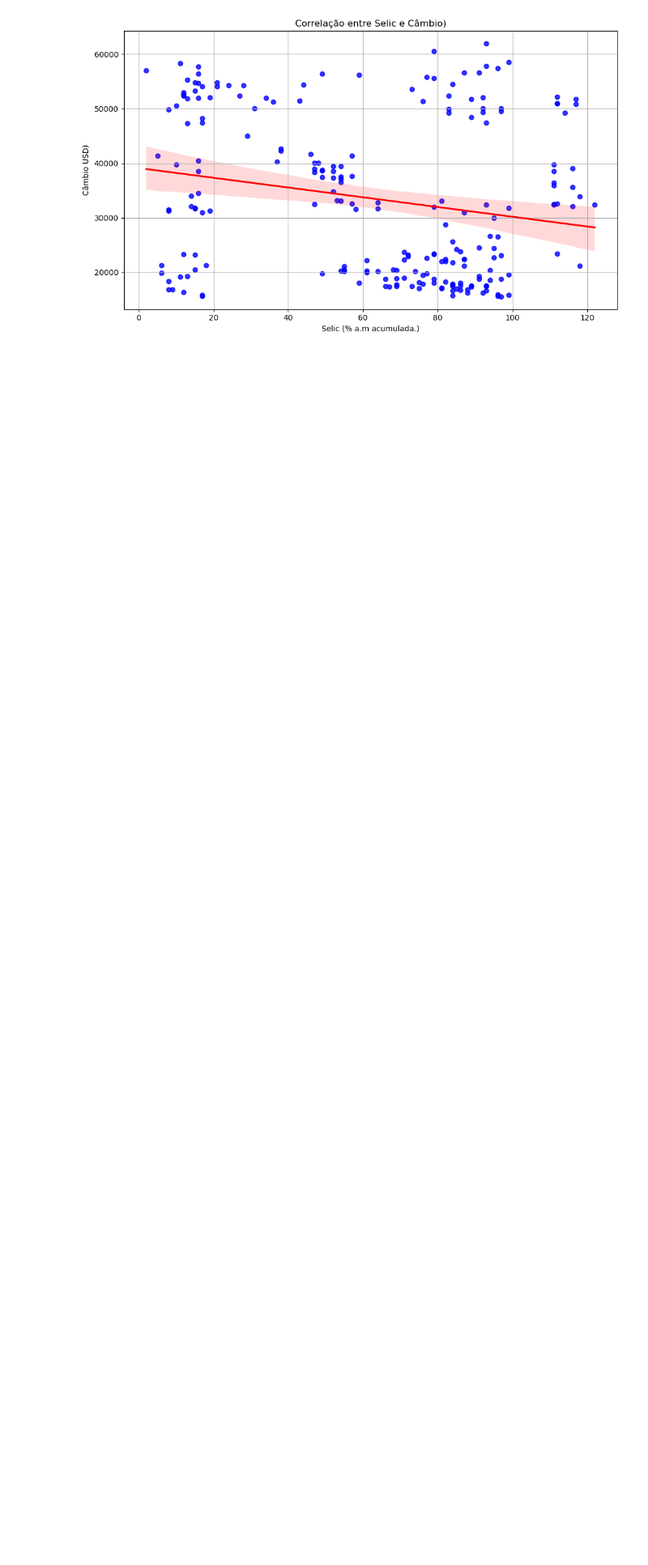
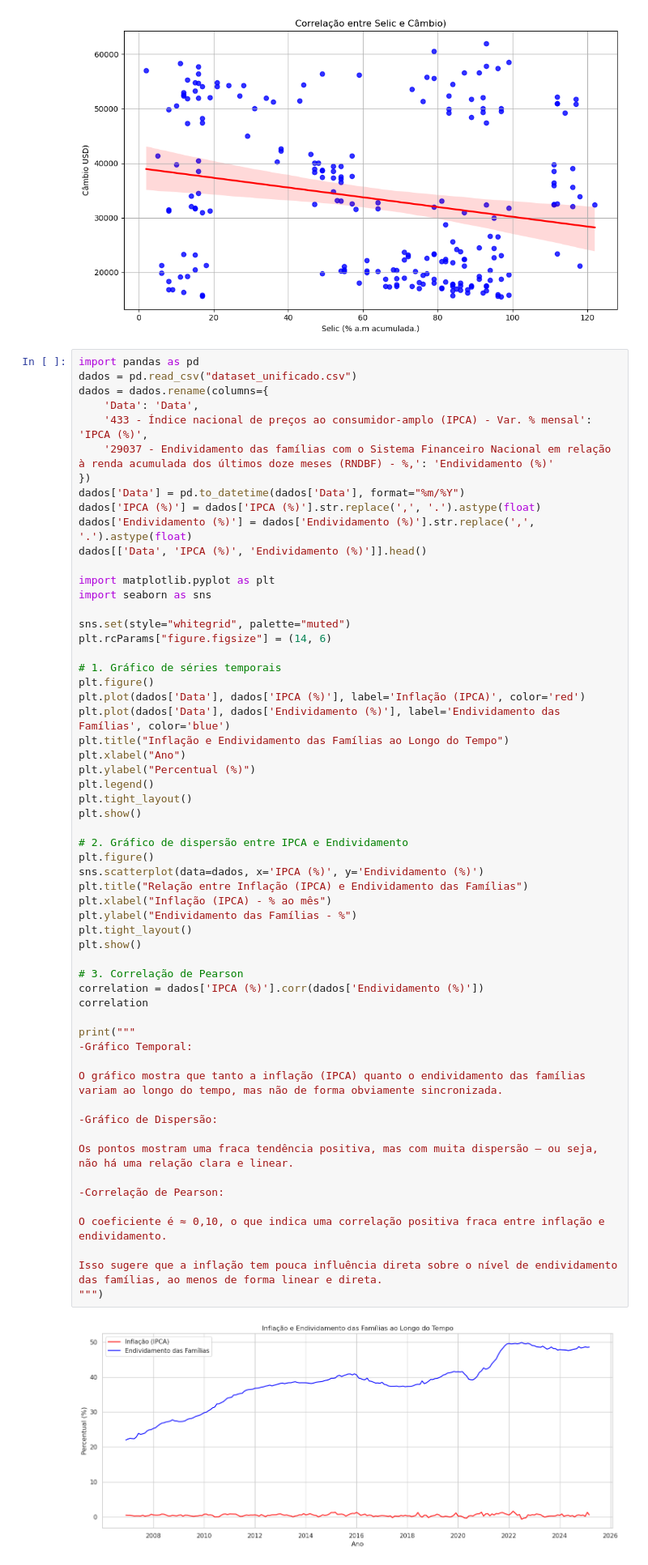
Before and after one commit to rodrigogrinfeld1/Projeto-DEV---Grupo-1, a Jupyter notebook: Código.ipynb, the cells around one changed output. Shown at 81% size. Cells and saved outputs as stored; diff of their text form; blank space fills up the shorter version.

```diff
--- a/Código.ipynb
+++ b/Código.ipynb
@@ -306,3 +290,63 @@ plt.tight_layout()
 plt.show()
 # %% [output]
 [figure]
+# %%
+import pandas as pd
+dados = pd.read_csv("dataset_unificado.csv")
+dados = dados.rename(columns={
+    'Data': 'Data',
+    '433 - Índice nacional de preços ao consumidor-amplo (IPCA) - Var. % mensal': 'IPCA (%)',
+    '29037 - Endividamento das famílias com o Sistema Financeiro Nacional em relação à renda acumulada dos últimos doze meses (RNDBF) - %,': 'Endividamento (%)'
+})
+dados['Data'] = pd.to_datetime(dados['Data'], format="%m/%Y")
+dados['IPCA (%)'] = dados['IPCA (%)'].str.replace(',', '.').astype(float)
+dados['Endividamento (%)'] = dados['Endividamento (%)'].str.replace(',', '.').astype(float)
+dados[['Data', 'IPCA (%)', 'Endividamento (%)']].head()
+
+import matplotlib.pyplot as plt
+import seaborn as sns
+
+sns.set(style="whitegrid", palette="muted")
+plt.rcParams["figure.figsize"] = (14, 6)
+
+# 1. Gráfico de séries temporais
+plt.figure()
+plt.plot(dados['Data'], dados['IPCA (%)'], label='Inflação (IPCA)', color='red')
+plt.plot(dados['Data'], dados['Endividamento (%)'], label='Endividamento das Famílias', color='blue')
+plt.title("Inflação e Endividamento das Famílias ao Longo do Tempo")
+plt.xlabel("Ano")
+plt.ylabel("Percentual (%)")
+plt.legend()
+plt.tight_layout()
+plt.show()
+
+# 2. Gráfico de dispersão entre IPCA e Endividamento
+plt.figure()
+sns.scatterplot(data=dados, x='IPCA (%)', y='Endividamento (%)')
+plt.title("Relação entre Inflação (IPCA) e Endividamento das Famílias")
+plt.xlabel("Inflação (IPCA) - % ao mês")
+plt.ylabel("Endividamento das Famílias - %")
+plt.tight_layout()
+plt.show()
+
+# 3. Correlação de Pearson
+correlation = dados['IPCA (%)'].corr(dados['Endividamento (%)'])
+correlation
+
+print("""
+-Gráfico Temporal:
+
+O gráfico mostra que tanto a inflação (IPCA) quanto o endividamento das famílias variam ao longo do tempo, mas não de forma obviamente sincronizada.
+
+-Gráfico de Dispersão:
+
+Os pontos mostram uma fraca tendência positiva, mas com muita dispersão — ou seja, não há uma relação clara e linear.
+
+-Correlação de Pearson:
+
+O coeficiente é ≈ 0,10, o que indica uma correlação positiva fraca entre inflação e endividamento.
+
+Isso sugere que a inflação tem pouca influência direta sobre o nível de endividamento das famílias, ao menos de forma linear e direta.
+""")
+# %% [output]
+[figure, added]
```
Also changed, not shown: parts of 4 cells of this notebook.
